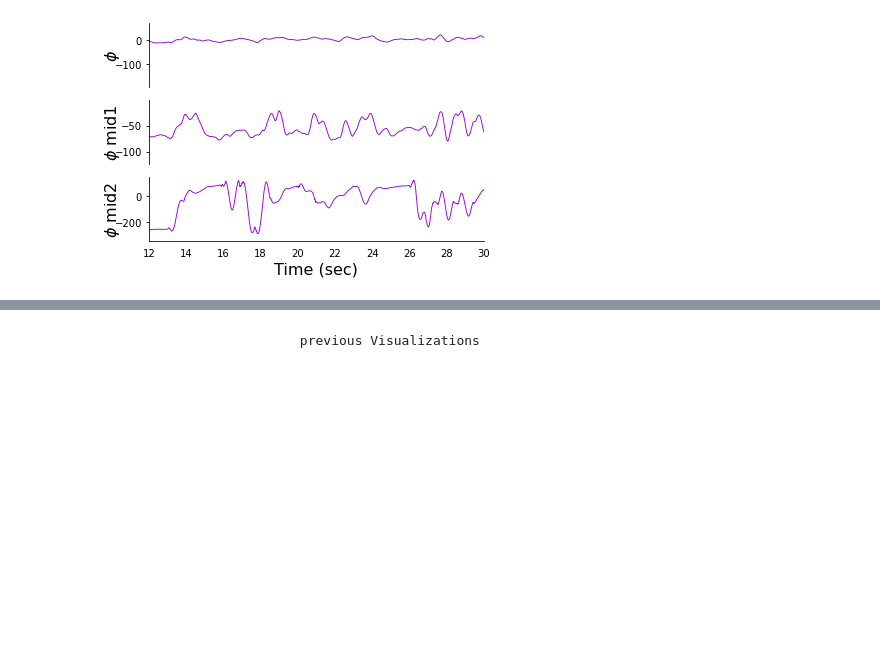
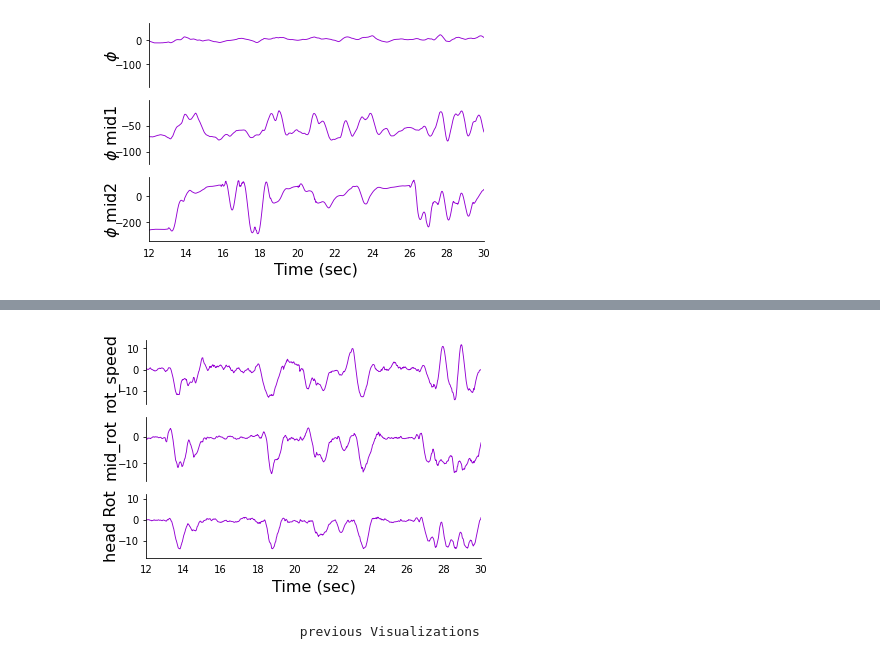
Before and after one commit to MorterzaAbbaszadeh/CSM_paper, a Jupyter notebook: Figure_1/open_field_visalization.ipynb, the cells around one changed output, grey strips where cells are left out. Saved outputs shown, nothing was run; the diff lists cells and outputs as text; code cells hidden in the pictures; blank space fills up the shorter version.

```diff
--- a/Figure_1/open_field_visalization.ipynb
+++ b/Figure_1/open_field_visalization.ipynb
@@ -38,3 +45,7 @@ ax=vis_config.visualize_ars(db, 12, 30, 7000, 50, 'LD-3mg')
+# %%
+ax=vis_config.visualize_rot_speed(db, 12, 30, 7000, 50, 'LD-3mg')
+# %% [output]
+[figure, added]
 # %% [markdown]
                             previous Visualizations
 # %%
```
Also changed, not shown: parts of 2 cells of this notebook.
